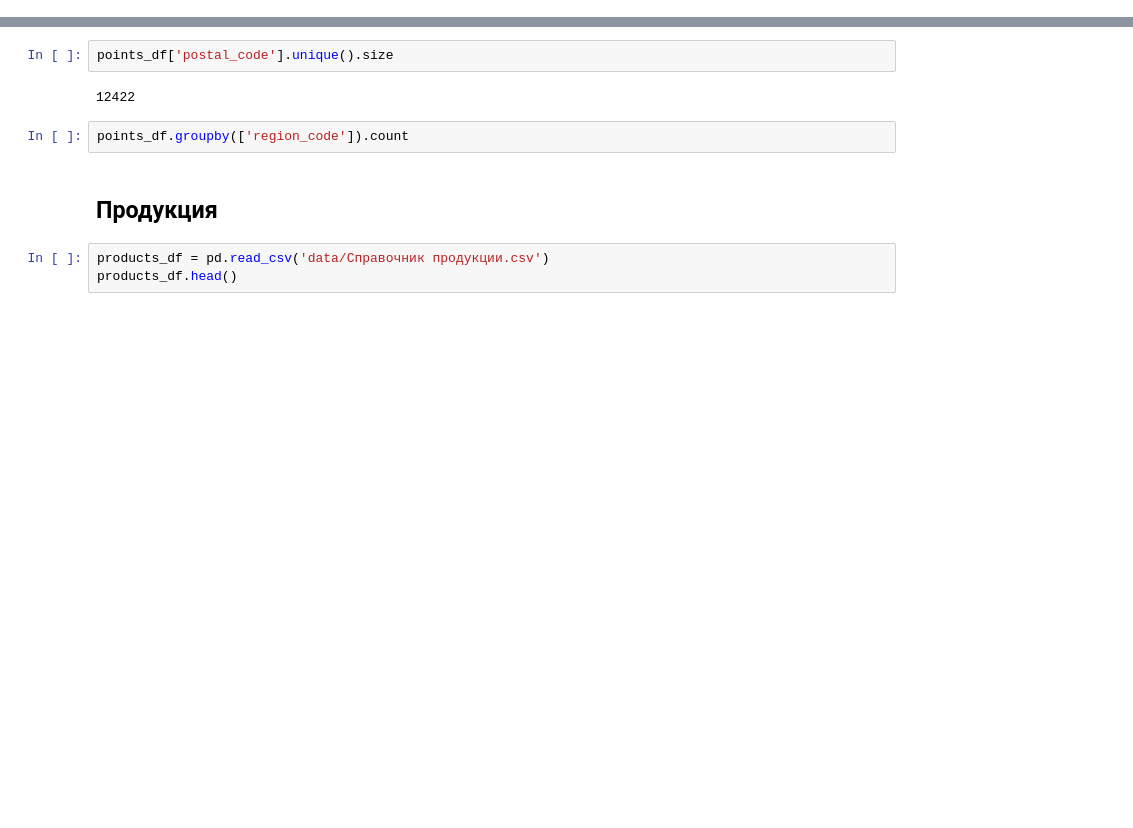
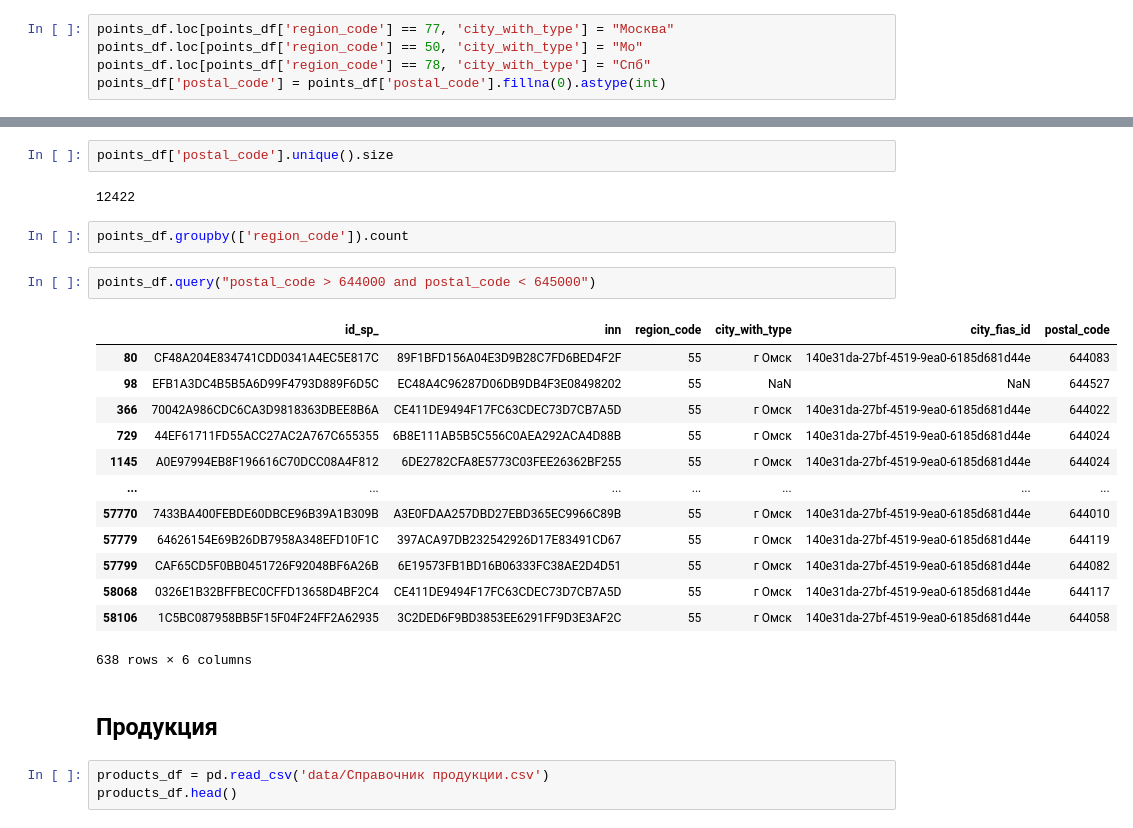
Before and after one commit to MarkingHack2023/MarkingHack2023, a Jupyter notebook: first_eda.ipynb, the cells around one changed output, grey strips where cells are left out. Cells and saved outputs as stored; diff of their text form; blank space fills up the shorter version.

```diff
--- a/first_eda.ipynb
+++ b/first_eda.ipynb
@@ -52,6 +52,11 @@ points_df.head()
 | 2 | A6E2261F16F84FF09E2B615EDB008943 | 87C2FDB73C26C96266A0947C2BB714BF | 62 | г Рязань | 86e5bae4-ef58-4031-b34f-5e9ff914cd55 | 390026.0 |
 | 3 | DC3B647A089FA064DE61E0C778F5EE45 | 87C2FDB73C26C96266A0947C2BB714BF | 62 | г Рязань | 86e5bae4-ef58-4031-b34f-5e9ff914cd55 | 390017.0 |
 | 4 | D2F125BAA947B6293CD055DA1DEEA87D | 87C2FDB73C26C96266A0947C2BB714BF | 62 | г Рыбное | 91d71d8c-2f1a-43c8-bc84-d78dc4245a1b | 391112.0 |
+# %%
+points_df.loc[points_df['region_code'] == 77, 'city_with_type'] = "Москва"
+points_df.loc[points_df['region_code'] == 50, 'city_with_type'] = "Мо"
+points_df.loc[points_df['region_code'] == 78, 'city_with_type'] = "Спб"
+points_df['postal_code'] = points_df['postal_code'].fillna(0).astype(int)
 # %%
 points_df.info()
 # %% [output]
@@ -136,6 +141,22 @@ points_df['postal_code'].unique().size
 12422
 # %%
 points_df.groupby(['region_code']).count
+# %%
+points_df.query("postal_code > 644000 and postal_code < 645000")
+# %% [output]
+|  | id_sp_ | inn | region_code | city_with_type | city_fias_id | postal_code |
+| 80 | CF48A204E834741CDD0341A4EC5E817C | 89F1BFD156A04E3D9B28C7FD6BED4F2F | 55 | г Омск | 140e31da-27bf-4519-9ea0-6185d681d44e | 644083 |
+| 98 | EFB1A3DC4B5B5A6D99F4793D889F6D5C | EC48A4C96287D06DB9DB4F3E08498202 | 55 | NaN | NaN | 644527 |
+| 366 | 70042A986CDC6CA3D9818363DBEE8B6A | CE411DE9494F17FC63CDEC73D7CB7A5D | 55 | г Омск | 140e31da-27bf-4519-9ea0-6185d681d44e | 644022 |
+| 729 | 44EF61711FD55ACC27AC2A767C655355 | 6B8E111AB5B5C556C0AEA292ACA4D88B | 55 | г Омск | 140e31da-27bf-4519-9ea0-6185d681d44e | 644024 |
+| 1145 | A0E97994EB8F196616C70DCC08A4F812 | 6DE2782CFA8E5773C03FEE26362BF255 | 55 | г Омск | 140e31da-27bf-4519-9ea0-6185d681d44e | 644024 |
+| ... | ... | ... | ... | ... | ... | ... |
+| 57770 | 7433BA400FEBDE60DBCE96B39A1B309B | A3E0FDAA257DBD27EBD365EC9966C89B | 55 | г Омск | 140e31da-27bf-4519-9ea0-6185d681d44e | 644010 |
+| 57779 | 64626154E69B26DB7958A348EFD10F1C | 397ACA97DB232542926D17E83491CD67 | 55 | г Омск | 140e31da-27bf-4519-9ea0-6185d681d44e | 644119 |
+| 57799 | CAF65CD5F0BB0451726F92048BF6A26B | 6E19573FB1BD16B06333FC38AE2D4D51 | 55 | г Омск | 140e31da-27bf-4519-9ea0-6185d681d44e | 644082 |
+| 58068 | 0326E1B32BFFBEC0CFFD13658D4BF2C4 | CE411DE9494F17FC63CDEC73D7CB7A5D | 55 | г Омск | 140e31da-27bf-4519-9ea0-6185d681d44e | 644117 |
+| 58106 | 1C5BC087958BB5F15F04F24FF2A62935 | 3C2DED6F9BD3853EE6291FF9D3E3AF2C | 55 | г Омск | 140e31da-27bf-4519-9ea0-6185d681d44e | 644058 |
+638 rows × 6 columns
 # %% [markdown]
 ## Продукция
 # %%
```
Also changed, not shown: parts of 24 cells of this notebook.
